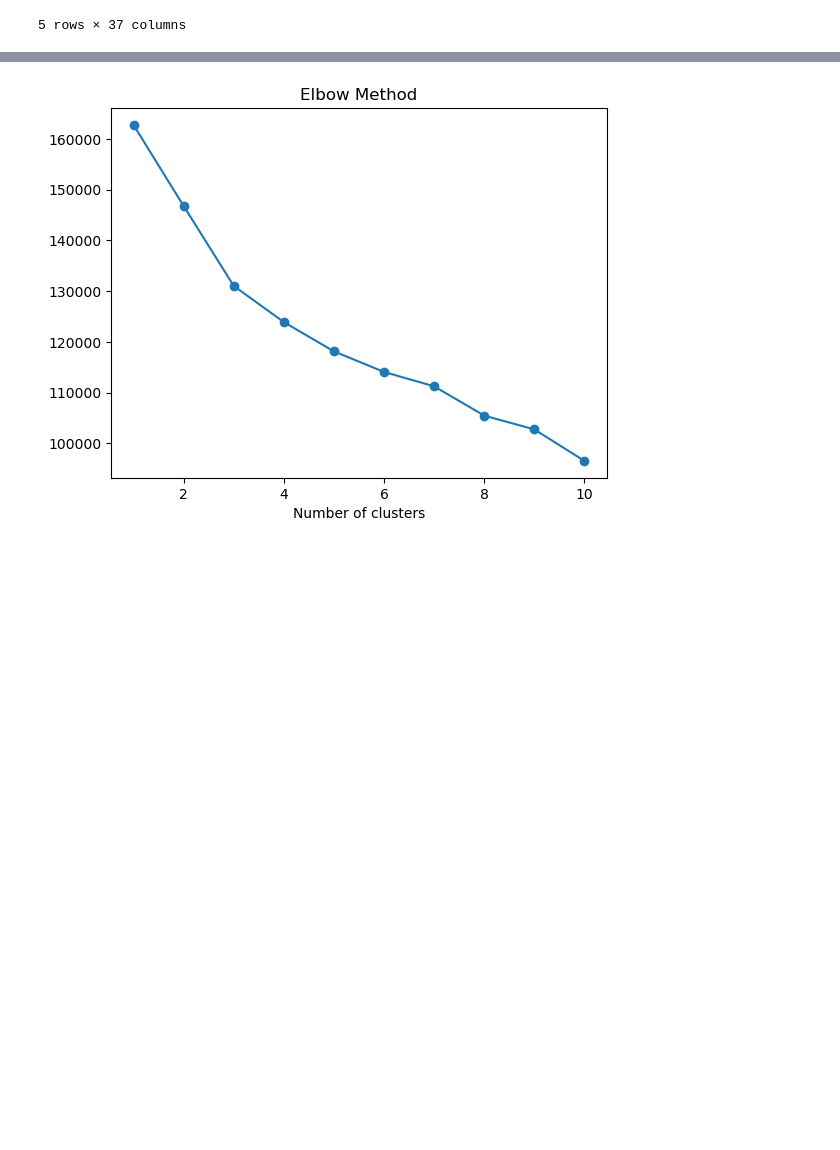
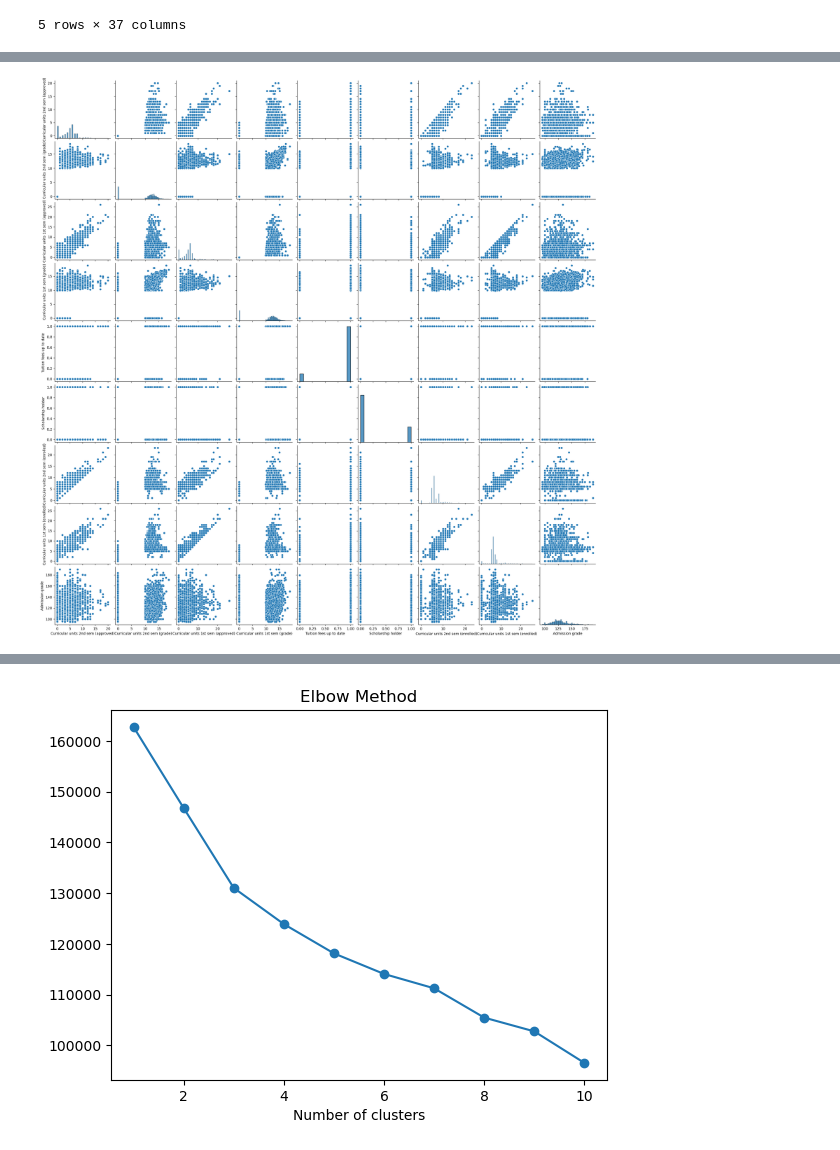
Before and after one commit to Keipatr/student-prediction-analysis, a Jupyter notebook: ALP_DATMIN_Kamis.ipynb, the cells around one changed output, grey strips where cells are left out. Drawn from its saved outputs; the diff is of its cells as text; code cells hidden in the pictures; blank space fills up the shorter version.

```diff
--- a/ALP_DATMIN_Kamis.ipynb
+++ b/ALP_DATMIN_Kamis.ipynb
@@ -121,0 +154,5 @@ df_scaled.head()
+# %%
+sns.pairplot(df[top_corr_columns])
+plt.show()
+# %% [output]
+[figure, added]
```
Also changed, not shown: parts of 12 cells of this notebook.
